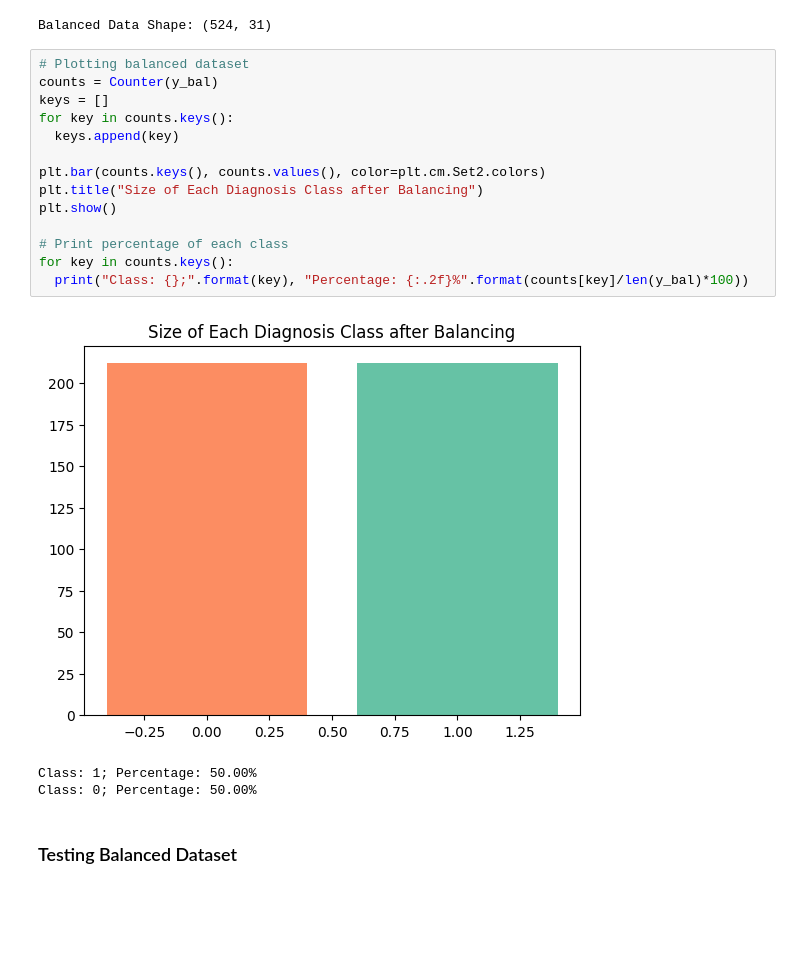
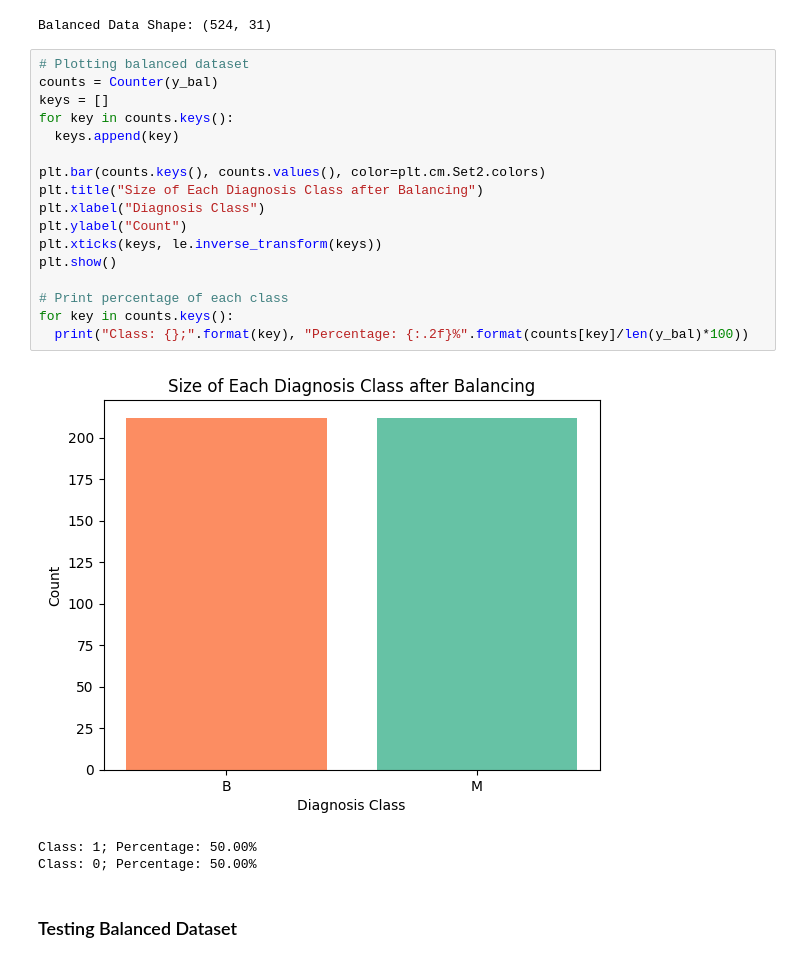
Before and after one commit to irika-katiyar/Breast-Tumor-Diagnosis, a Jupyter notebook: tumor_diagnosis.ipynb, the cells around one changed output. Cells and saved outputs as stored; diff of their text form; blank space fills up the shorter version.

```diff
--- a/tumor_diagnosis.ipynb
+++ b/tumor_diagnosis.ipynb
@@ -195,19 +198,22 @@ Balanced Data Shape: (524, 31)
 # %%
 # Plotting balanced dataset
 counts = Counter(y_bal)
 keys = []
 for key in counts.keys():
   keys.append(key)
 
 plt.bar(counts.keys(), counts.values(), color=plt.cm.Set2.colors)
 plt.title("Size of Each Diagnosis Class after Balancing")
+plt.xlabel("Diagnosis Class")
+plt.ylabel("Count")
+plt.xticks(keys, le.inverse_transform(keys))
 plt.show()
 
 # Print percentage of each class
 for key in counts.keys():
   print("Class: {};".format(key), "Percentage: {:.2f}%".format(counts[key]/len(y_bal)*100))
 # %% [output]
-[figure, old version]
+[figure, new version]
 Class: 1; Percentage: 50.00%
 Class: 0; Percentage: 50.00%
 # %% [markdown]
```
Also changed, not shown: parts of 4 cells of this notebook, 1 other file.
